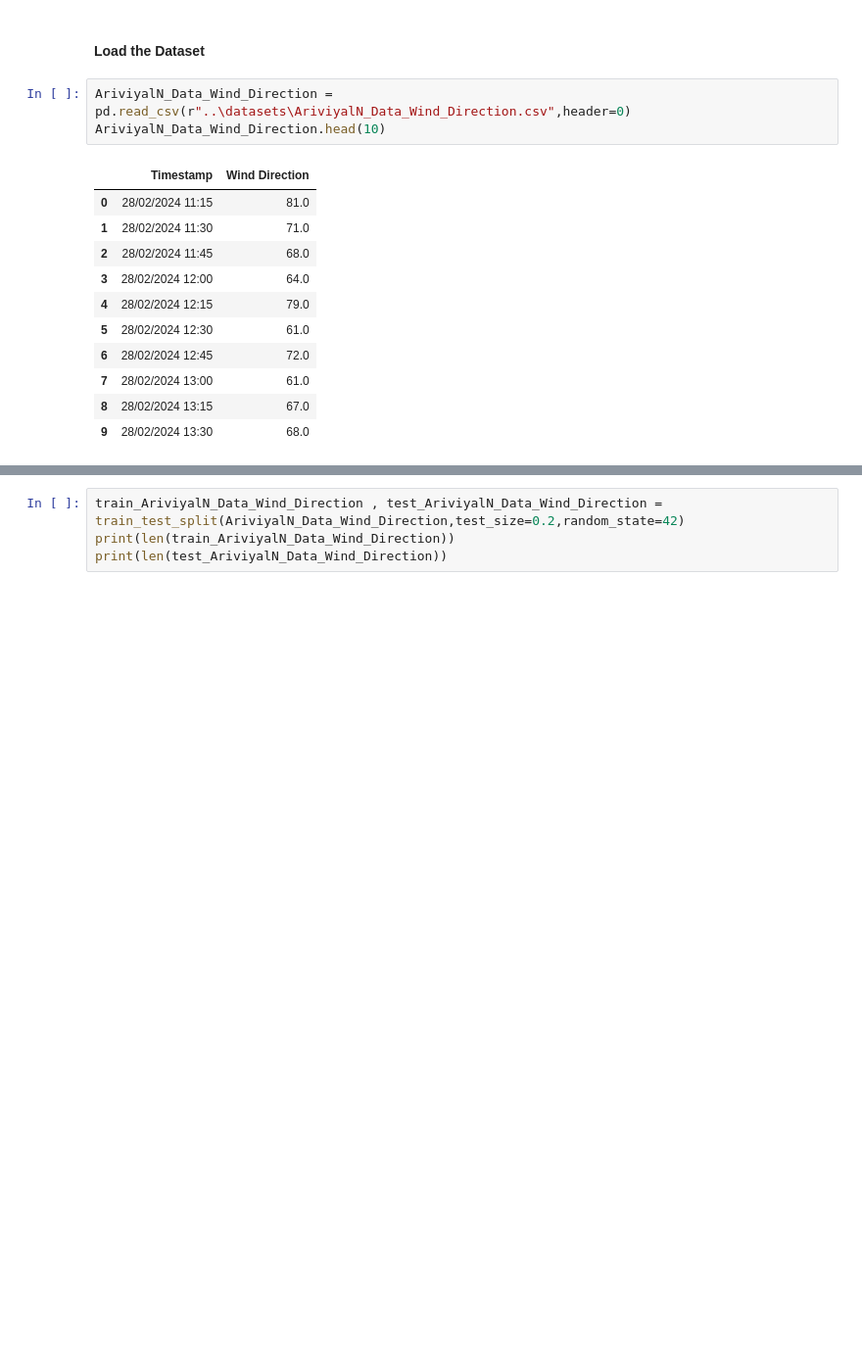
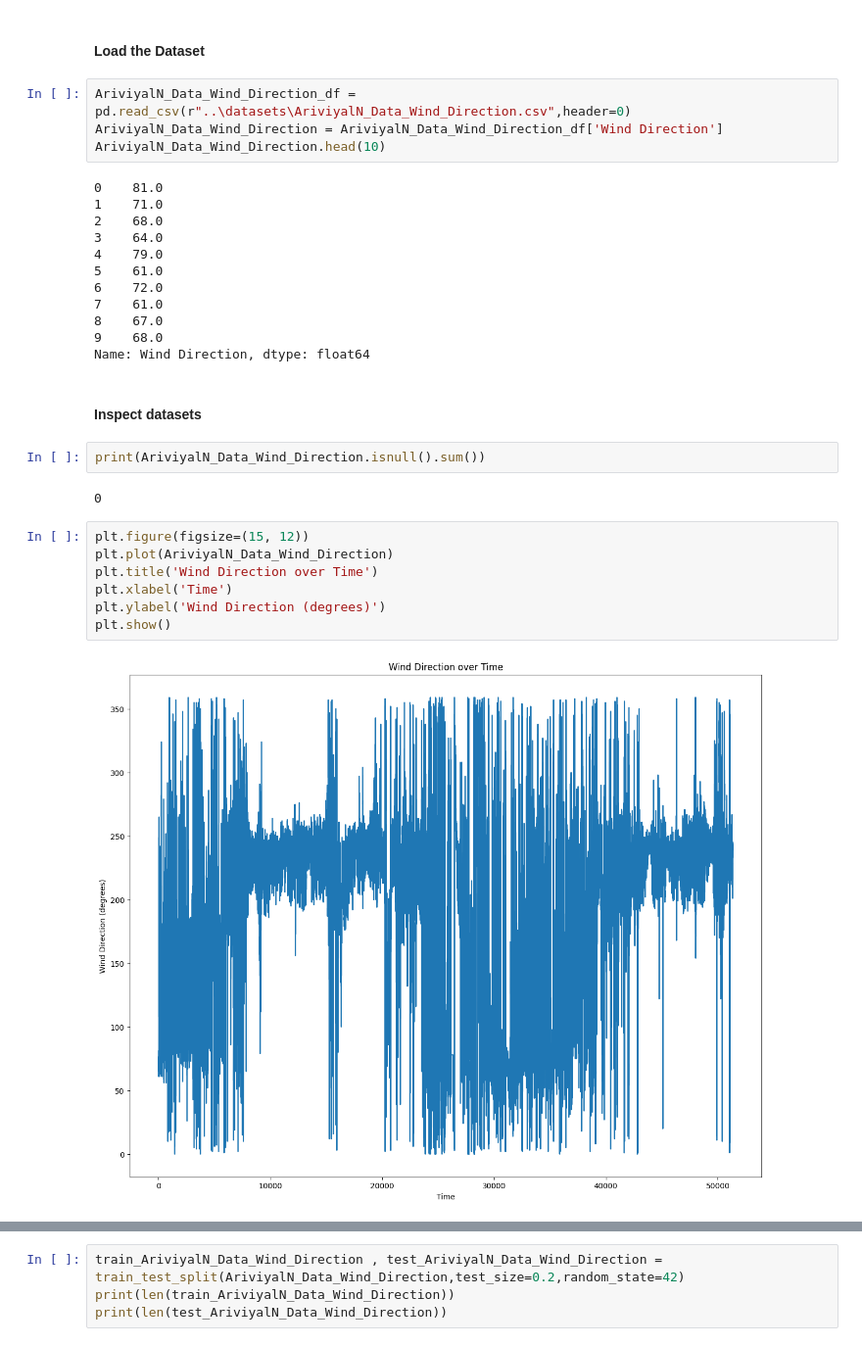
Before and after one commit to AthulyaWeerakoon/compression-algorithm-eval, a Jupyter notebook: notebooks/ans.ipynb, the cells around one changed output, grey strips where cells are left out. Shown at 98% size. Drawn from its saved outputs; the diff is of its cells as text; blank space fills up the shorter version.

```diff
--- a/notebooks/ans.ipynb
+++ b/notebooks/ans.ipynb
@@ -14,17 +28,33 @@ from util.evaluator import Evaluator
 # %% [markdown]
 #### Load the Dataset
 # %%
-AriviyalN_Data_Wind_Direction = pd.read_csv(r"..\datasets\AriviyalN_Data_Wind_Direction.csv",header=0)
+AriviyalN_Data_Wind_Direction_df = pd.read_csv(r"..\datasets\AriviyalN_Data_Wind_Direction.csv",header=0)
+AriviyalN_Data_Wind_Direction = AriviyalN_Data_Wind_Direction_df['Wind Direction']
 AriviyalN_Data_Wind_Direction.head(10)
 # %% [output]
-|  | Timestamp | Wind Direction |
-| 0 | 28/02/2024 11:15 | 81.0 |
-| 1 | 28/02/2024 11:30 | 71.0 |
-| 2 | 28/02/2024 11:45 | 68.0 |
-| 3 | 28/02/2024 12:00 | 64.0 |
-| 4 | 28/02/2024 12:15 | 79.0 |
-| 5 | 28/02/2024 12:30 | 61.0 |
-| 6 | 28/02/2024 12:45 | 72.0 |
-| 7 | 28/02/2024 13:00 | 61.0 |
-| 8 | 28/02/2024 13:15 | 67.0 |
-| 9 | 28/02/2024 13:30 | 68.0 |
+0    81.0
+1    71.0
+2    68.0
+3    64.0
+4    79.0
+5    61.0
+6    72.0
+7    61.0
+8    67.0
+9    68.0
+Name: Wind Direction, dtype: float64
+# %% [markdown]
+#### Inspect datasets
+# %%
+print(AriviyalN_Data_Wind_Direction.isnull().sum())
+# %% [output]
+0
+# %%
+plt.figure(figsize=(15, 12))
+plt.plot(AriviyalN_Data_Wind_Direction)
+plt.title('Wind Direction over Time')
+plt.xlabel('Time')
+plt.ylabel('Wind Direction (degrees)')
+plt.show()
+# %% [output]
+[figure, added]
```
Also changed, not shown: parts of 31 cells of this notebook, 4 other files.
